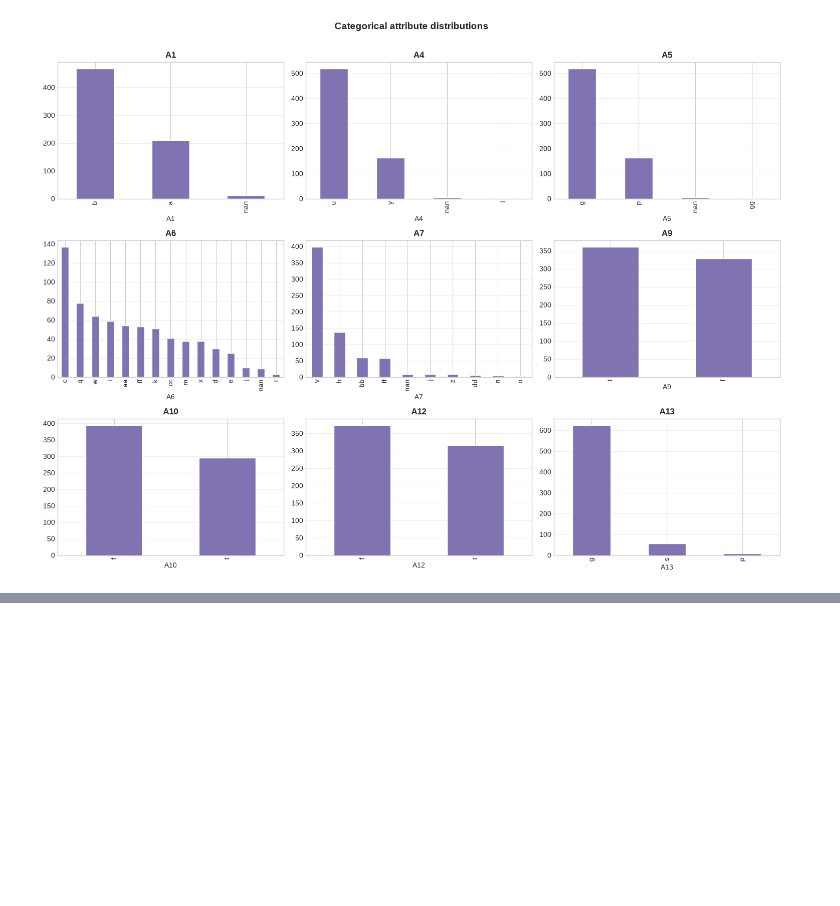
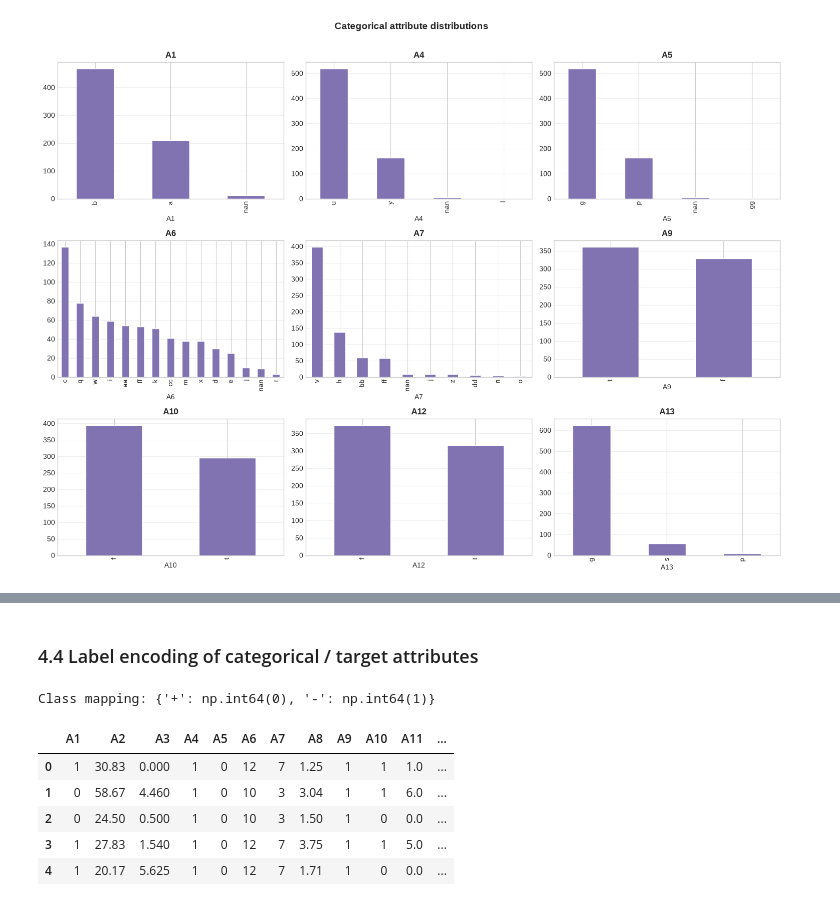
Before and after one commit to charerimana/data-mining-labs, a Jupyter notebook: Lab2_Credit_Approval.ipynb, the cells around one changed output, grey strips where cells are left out. Saved outputs shown, nothing was run; the diff lists cells and outputs as text; code cells hidden in the pictures; blank space fills up the shorter version.

```diff
--- a/Lab2_Credit_Approval.ipynb
+++ b/Lab2_Credit_Approval.ipynb
@@ -254,0 +259,15 @@ plt.show()
+# %%
+df_clean = df.copy()
+
+num_cols = ["A2", "A3", "A8", "A11", "A14", "A15"]
+cat_cols = ["A1", "A4", "A5", "A6", "A7", "A9", "A10", "A12", "A13"]
+
+# Numeric attributes: impute with the median (robust to outliers)
+num_imputer = SimpleImputer(strategy="median")
+df_clean[num_cols] = num_imputer.fit_transform(df_clean[num_cols])
+
+# Categorical attributes: impute with the most frequent category (mode)
+cat_imputer = SimpleImputer(strategy="most_frequent")
+df_clean[cat_cols] = cat_imputer.fit_transform(df_clean[cat_cols])
+
+print("Remaining missing values:", df_clean.isnull().sum().sum())
@@ -254,0 +278,11 @@ plt.show()
+# %%
+def cap_outliers_iqr(series, k=1.5):
+    q1, q3 = series.quantile([0.25, 0.75])
+    iqr = q3 - q1
+    lower, upper = q1 - k * iqr, q3 + k * iqr
+    return series.clip(lower, upper)
+
+for col in num_cols:
+    df_clean[col] = cap_outliers_iqr(df_clean[col])
+
+df_clean[num_cols].describe().T
@@ -254,0 +297,6 @@ plt.show()
+# %%
+df_clean["A3_to_A8_ratio"] = df_clean["A3"] / (df_clean["A8"] + 1)   # avoid div-by-zero
+df_clean["has_positive_A11"] = (df_clean["A11"] > 0).astype(int)     # engineered binary flag
+
+engineered_cols = ["A3_to_A8_ratio", "has_positive_A11"]
+df_clean[engineered_cols].head()
@@ -254,0 +310,23 @@ plt.show()
+# %% [markdown]
+### 4.4 Label encoding of categorical / target attributes
+# %%
+encoders = {}
+for col in cat_cols:
+    le = LabelEncoder()
+    df_clean[col] = le.fit_transform(df_clean[col])
+    encoders[col] = le
+
+# Target
+target_encoder = LabelEncoder()
+df_clean["A16"] = target_encoder.fit_transform(df_clean["A16"])   # '+' -> 1 or 0, '-' -> the other
+print("Class mapping:", dict(zip(target_encoder.classes_, target_encoder.transform(target_encoder.classes_))))
+
+df_clean.head()
+# %% [output]
+Class mapping: {'+': np.int64(0), '-': np.int64(1)}
+|  | A1 | A2 | A3 | A4 | A5 | A6 | A7 | A8 | A9 | A10 | A11 | ... |
+| 0 | 1 | 30.83 | 0.000 | 1 | 0 | 12 | 7 | 1.25 | 1 | 1 | 1.0 | ... |
+| 1 | 0 | 58.67 | 4.460 | 1 | 0 | 10 | 3 | 3.04 | 1 | 1 | 6.0 | ... |
+| 2 | 0 | 24.50 | 0.500 | 1 | 0 | 10 | 3 | 1.50 | 1 | 0 | 0.0 | ... |
+| 3 | 1 | 27.83 | 1.540 | 1 | 0 | 12 | 7 | 3.75 | 1 | 1 | 5.0 | ... |
+| 4 | 1 | 20.17 | 5.625 | 1 | 0 | 12 | 7 | 1.71 | 1 | 0 | 0.0 | ... |
```
Also changed, not shown: parts of 11 cells of this notebook, 2 other files.
